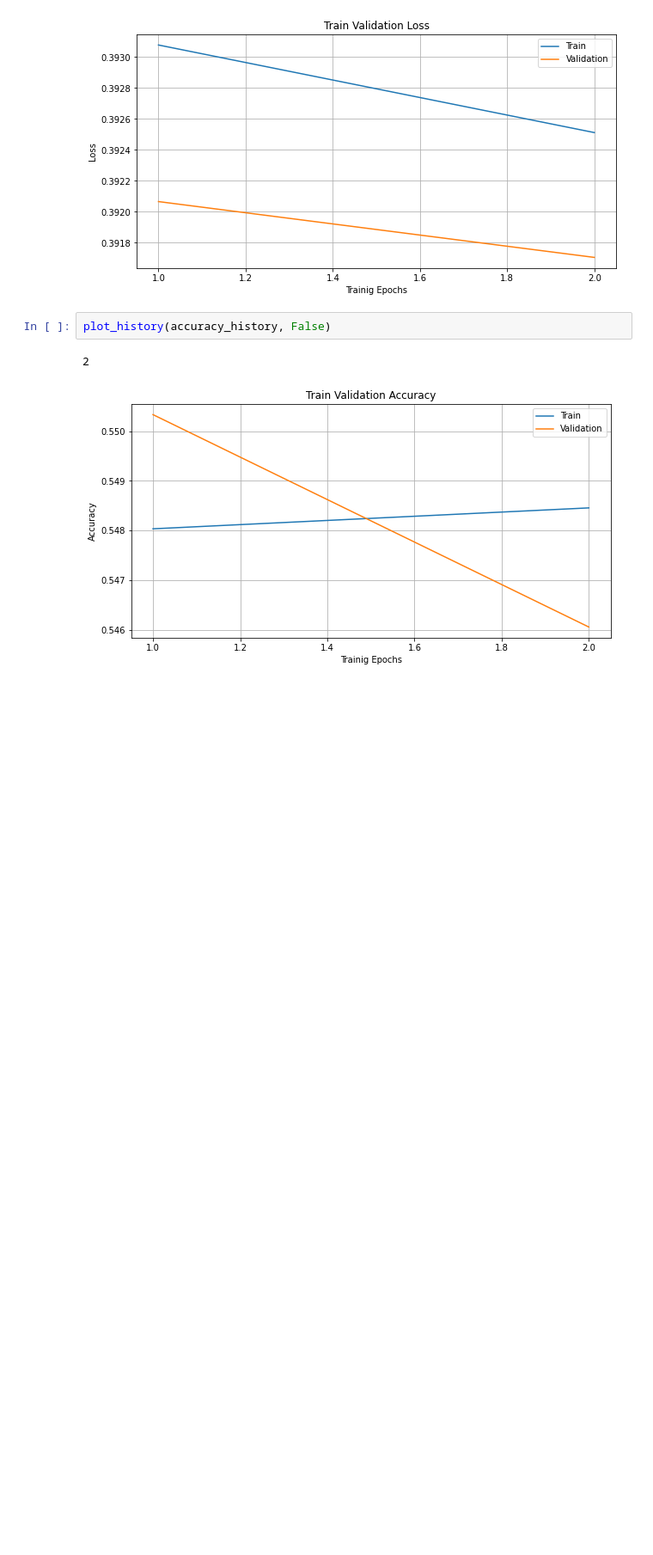
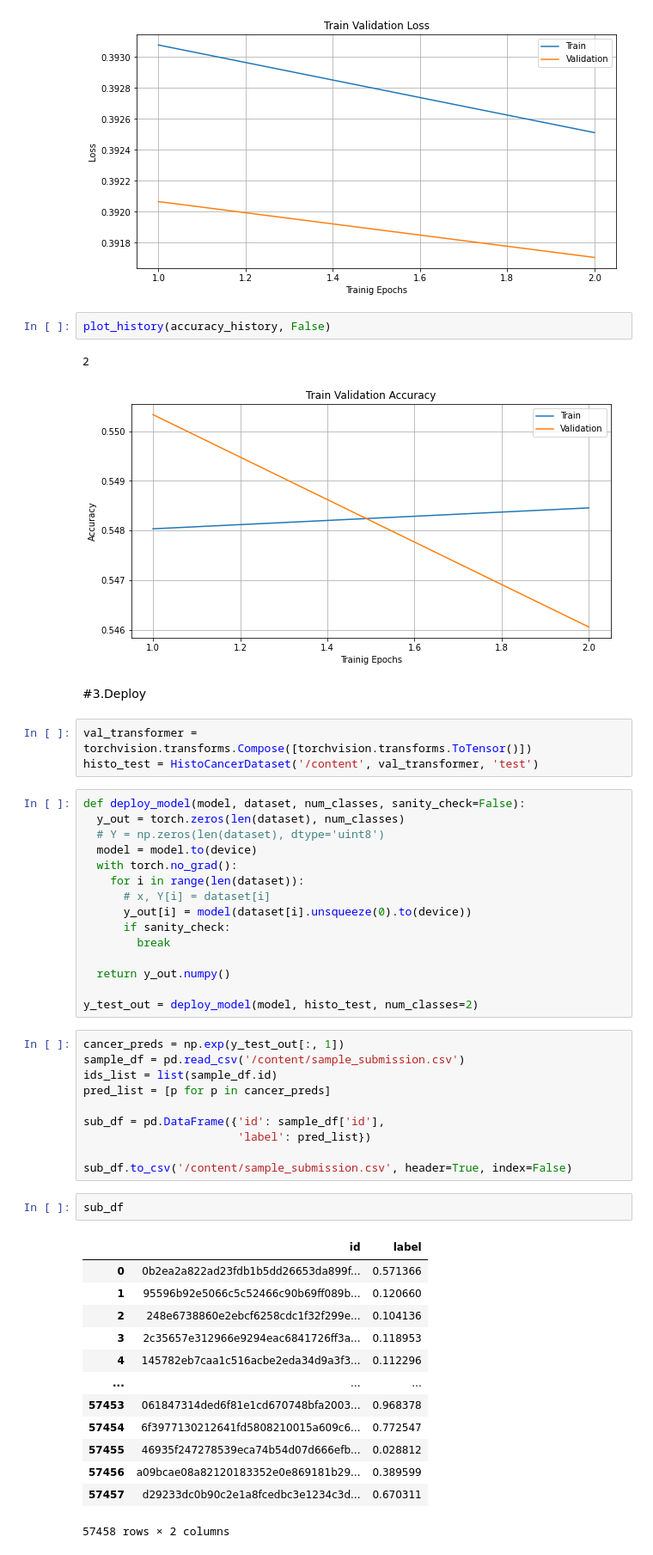
Before and after one commit to mralamdari/Binary-Classification-Pytorch, a Jupyter notebook: Binary_Classification_Pytorch.ipynb, the cells around one changed output. Shown at 86% size. Saved outputs shown, nothing was run; the diff lists cells and outputs as text; blank space fills up the shorter version.

```diff
--- a/Binary_Classification_Pytorch.ipynb
+++ b/Binary_Classification_Pytorch.ipynb
@@ -371,3 +371,49 @@ plot_history(accuracy_history, False)
 # %% [output]
 2
 [figure]
+# %% [markdown]
+#3.Deploy
+# %%
+val_transformer = torchvision.transforms.Compose([torchvision.transforms.ToTensor()])
+histo_test = HistoCancerDataset('/content', val_transformer, 'test')
+# %%
+def deploy_model(model, dataset, num_classes, sanity_check=False):
+  y_out = torch.zeros(len(dataset), num_classes)
+  # Y = np.zeros(len(dataset), dtype='uint8')
+  model = model.to(device)
+  with torch.no_grad():
+    for i in range(len(dataset)):
+      # x, Y[i] = dataset[i]
+      y_out[i] = model(dataset[i].unsqueeze(0).to(device))
+      if sanity_check:
+        break
+
+  return y_out.numpy()
+
+y_test_out = deploy_model(model, histo_test, num_classes=2)
+# %%
+cancer_preds = np.exp(y_test_out[:, 1])
+sample_df = pd.read_csv('/content/sample_submission.csv')
+ids_list = list(sample_df.id)
+pred_list = [p for p in cancer_preds]
+
+sub_df = pd.DataFrame({'id': sample_df['id'],
+                       'label': pred_list})
+
+sub_df.to_csv('/content/sample_submission.csv', header=True, index=False)
+# %%
+sub_df
+# %% [output]
+|  | id | label |
+| 0 | 0b2ea2a822ad23fdb1b5dd26653da899f... | 0.571366 |
+| 1 | 95596b92e5066c5c52466c90b69ff089b... | 0.120660 |
+| 2 | 248e6738860e2ebcf6258cdc1f32f299e... | 0.104136 |
+| 3 | 2c35657e312966e9294eac6841726ff3a... | 0.118953 |
+| 4 | 145782eb7caa1c516acbe2eda34d9a3f3... | 0.112296 |
+| ... | ... | ... |
+| 57453 | 061847314ded6f81e1cd670748bfa2003... | 0.968378 |
+| 57454 | 6f3977130212641fd5808210015a609c6... | 0.772547 |
+| 57455 | 46935f247278539eca74b54d07d666efb... | 0.028812 |
+| 57456 | a09bcae08a82120183352e0e869181b29... | 0.389599 |
+| 57457 | d29233dc0b90c2e1a8fcedbc3e1234c3d... | 0.670311 |
+57458 rows × 2 columns
```
